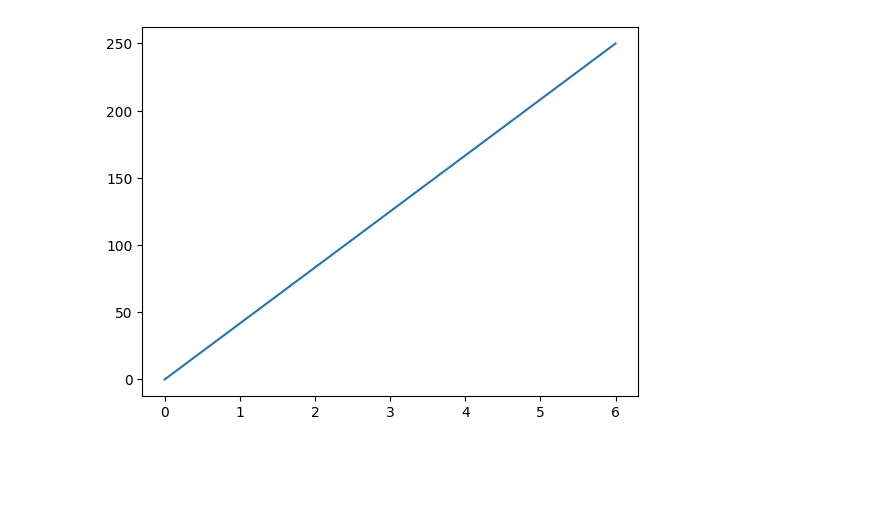
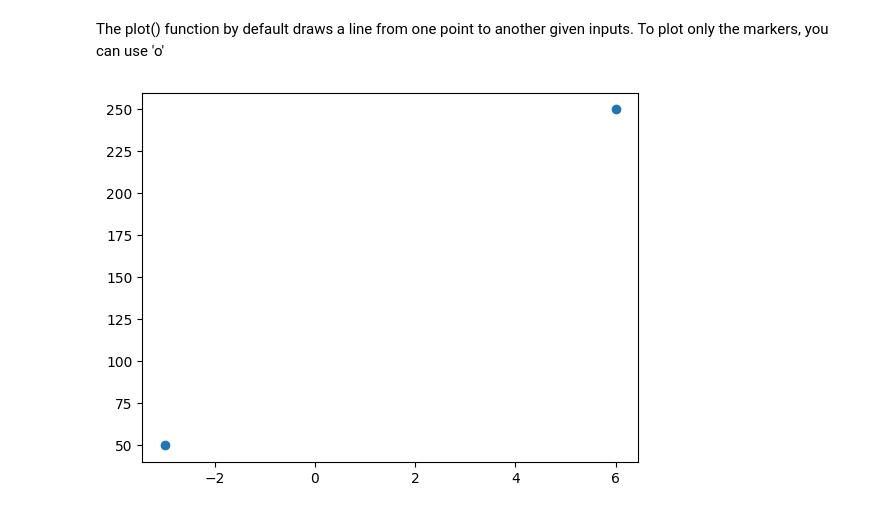
Before and after one commit to kibuba-njihia/mastering-matplotlib, a Jupyter notebook: matplotlib.ipynb, the cells around one changed output. Saved outputs shown, nothing was run; the diff lists cells and outputs as text; code cells hidden in the pictures; blank space fills up the shorter version.

```diff
--- a/matplotlib.ipynb
+++ b/matplotlib.ipynb
@@ -5,8 +8,10 @@
+# %% [markdown]
+The plot() function by default draws a line from one point to another given inputs. To plot only the markers, you can use 'o'
 # %%
-xpoints = np.array([0, 6])
-ypoints = np.array([0, 250])
+xpoints = np.array([-3, 6])
+ypoints = np.array([50, 250])
 
-plt.plot(xpoints, ypoints)
+plt.plot(xpoints, ypoints,'o')
 plt.show()
 # %% [output]
-[figure, old version]
+[figure, new version]
```
Also changed, not shown: parts of 6 cells of this notebook.
